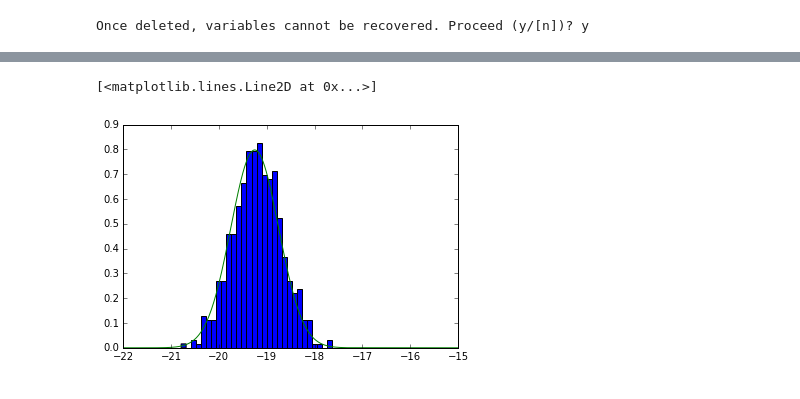
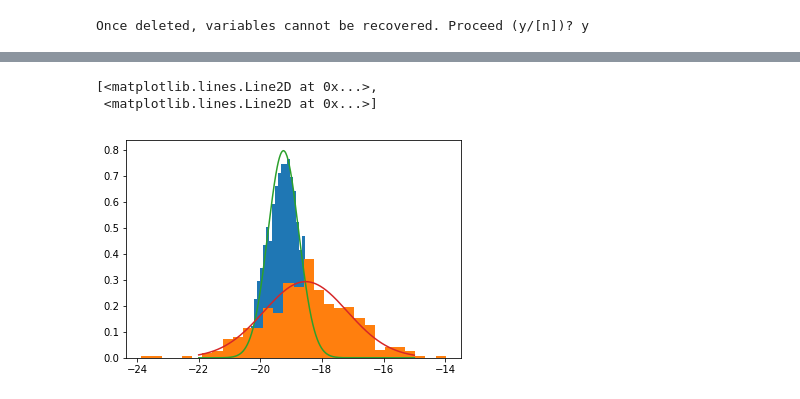
Before and after one commit to AnnaOG/1500-Work, a Jupyter notebook: Abs_Mag_Distribution.ipynb, the cells around one changed output, grey strips where cells are left out. Saved outputs shown, nothing was run; the diff lists cells and outputs as text; code cells hidden in the pictures.

```diff
--- a/Abs_Mag_Distribution.ipynb
+++ b/Abs_Mag_Distribution.ipynb
@@ -10,6 +10,8 @@ from scipy.stats import norm
 # %%
 std = 0.50
 mean = -19.25
+std2 = 1.36
+mean2 = -18.53
 # %%
 def f(M,std,mean):
     f=(1./(2.*np.pi*std**2.)**(1./2.))*np.exp(-(M-mean)**2./(2.*std**2))
@@ -21,5 +21,6 @@ M=np.linspace(-15,-22,600)
 # %%
 y=f(M,std,mean)
+y2=f(M,std2,mean2)
 # %%
 plt.plot(M,y)
 # %% [output]
@@ -28,8 +35,11 @@ plt.plot(M,y)
 # %%
 s = np.random.normal(mean, std, 600)
+s2= np.random.normal(mean2,std2,600)
 # %%
 count, bins, ignored = plt.hist(s, 30, normed=True)
-plt.plot(M,y)
+count, bins, ignored = plt.hist(s2,30, normed=True)
+plt.plot(M,y,M,y2)
 # %% [output]
-[<matplotlib.lines.Line2D at 0x...>]
+[<matplotlib.lines.Line2D at 0x...>,
+ <matplotlib.lines.Line2D at 0x...>]
-[figure, old version]
+[figure, new version]
```
Also changed, not shown: parts of 39 cells of this notebook.
